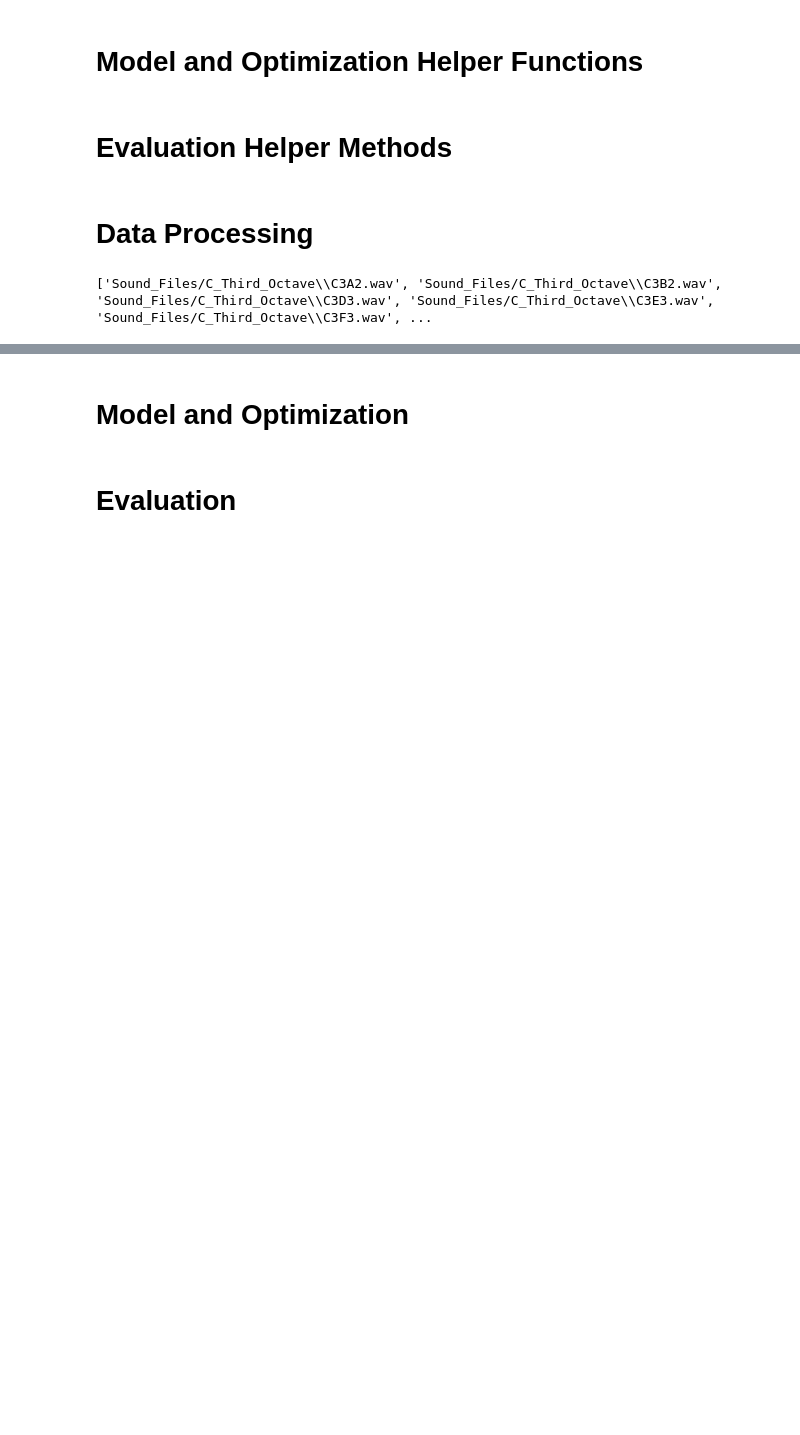
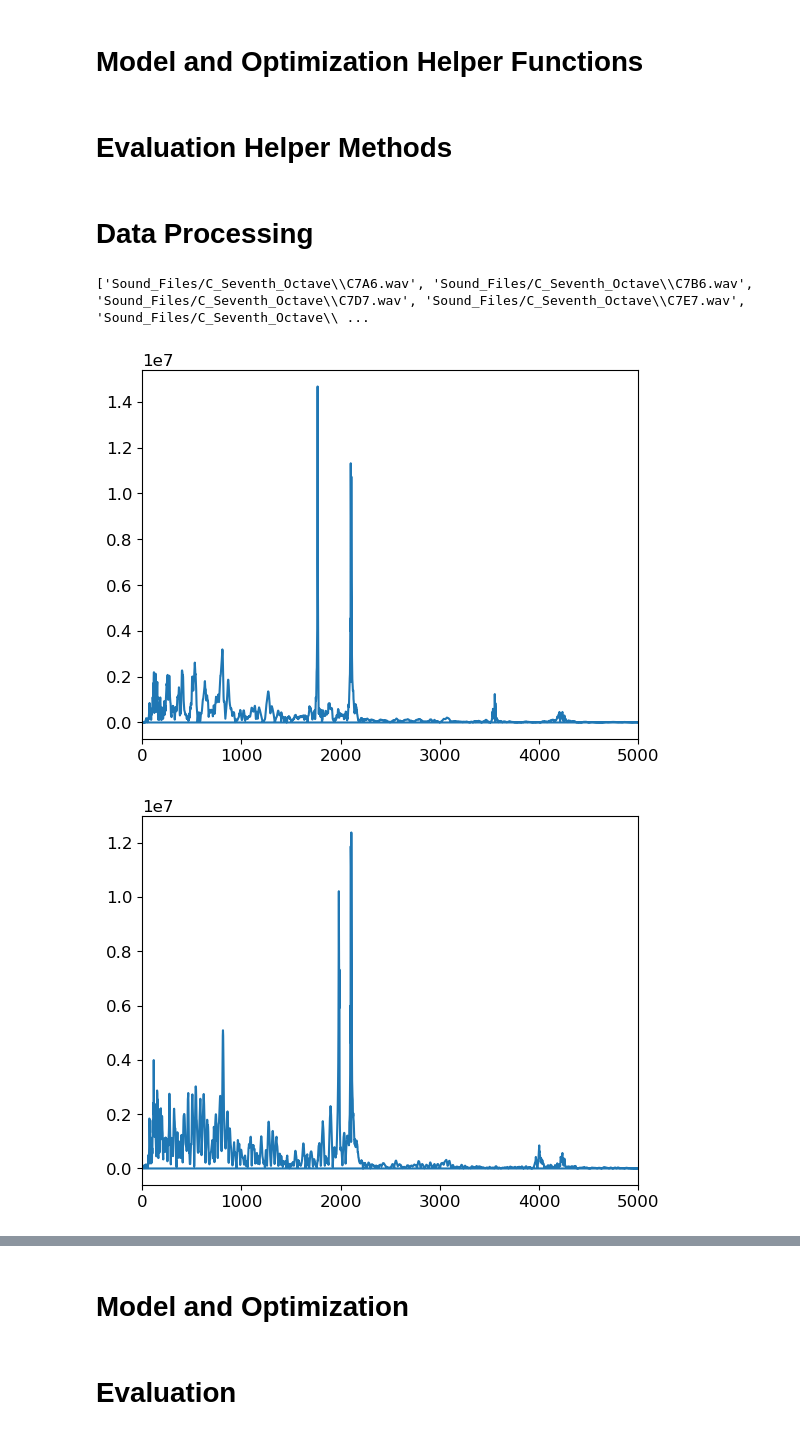
Before and after one commit to VamsiImmanneni/Sound-Separation-Project, a Jupyter notebook: Model_With_Dropping.ipynb, the cells around one changed output, grey strips where cells are left out. Cells and saved outputs as stored; diff of their text form; code cells hidden in the pictures; blank space fills up the shorter version.

```diff
--- a/Model_With_Dropping.ipynb
+++ b/Model_With_Dropping.ipynb
@@ -339,40 +339,42 @@ def compute_mean_absolute_error(fo_found):
 NUM_FREQS = 8
 import glob
 sources = [
-    "Sound_Files/C_Third_Octave/",
-    "Sound_Files/C_Fourth_Octave/",
-    "Sound_Files/C_Fifth_Octave/",
-    #"Sound_Files/C_Seventh_Octave/",
+    #"Sound_Files/C_Third_Octave/",
+    #"Sound_Files/C_Fourth_Octave/",
+    #"Sound_Files/C_Fifth_Octave/",
+    "Sound_Files/C_Seventh_Octave/",
 ]
 
 filenames = []
 for octave_path in sources:
     filenames.extend(glob.glob(octave_path + "*"))
 print(filenames)
 
 data = []
 label_strings = []
 for sound_file in filenames:
     filename = sound_file[12:]
     test = Analyzer(filename)
 
     x_fft, fft_arr = test.fft()
-    #plt.plot(x_fft,np.abs(fft_arr))
-    #plt.xlim(0,5000)
-    #plt.show()
+    plt.plot(x_fft,np.abs(fft_arr))
+    plt.xlim(0,5000)
+    plt.show()
 
     freqs, amplitudes = filter_signal(x_fft,np.abs(fft_arr))
     data.append(freqs)
     #print(freqs)
 
     #plt.scatter(freqs,amplitudes)
     #plt.show()
 
     labels = set([filename[-8:-6], filename[-6:-4]])
     label_strings.append(labels)
 #
 data = np.array(data)
 #print(data)
 #print(label_strings)
 # %% [output]
-['Sound_Files/C_Third_Octave\\C3A2.wav', 'Sound_Files/C_Third_Octave\\C3B2.wav', 'Sound_Files/C_Third_Octave\\C3D3.wav', 'Sound_Files/C_Third_Octave\\C3E3.wav', 'Sound_Files/C_Third_Octave\\C3F3.wav', ...
+['Sound_Files/C_Seventh_Octave\\C7A6.wav', 'Sound_Files/C_Seventh_Octave\\C7B6.wav', 'Sound_Files/C_Seventh_Octave\\C7D7.wav', 'Sound_Files/C_Seventh_Octave\\C7E7.wav', 'Sound_Files/C_Seventh_Octave\\ ...
+[figure, added]
+[figure, added]
```
Also changed, not shown: parts of 1 cell of this notebook, 54 other files.
